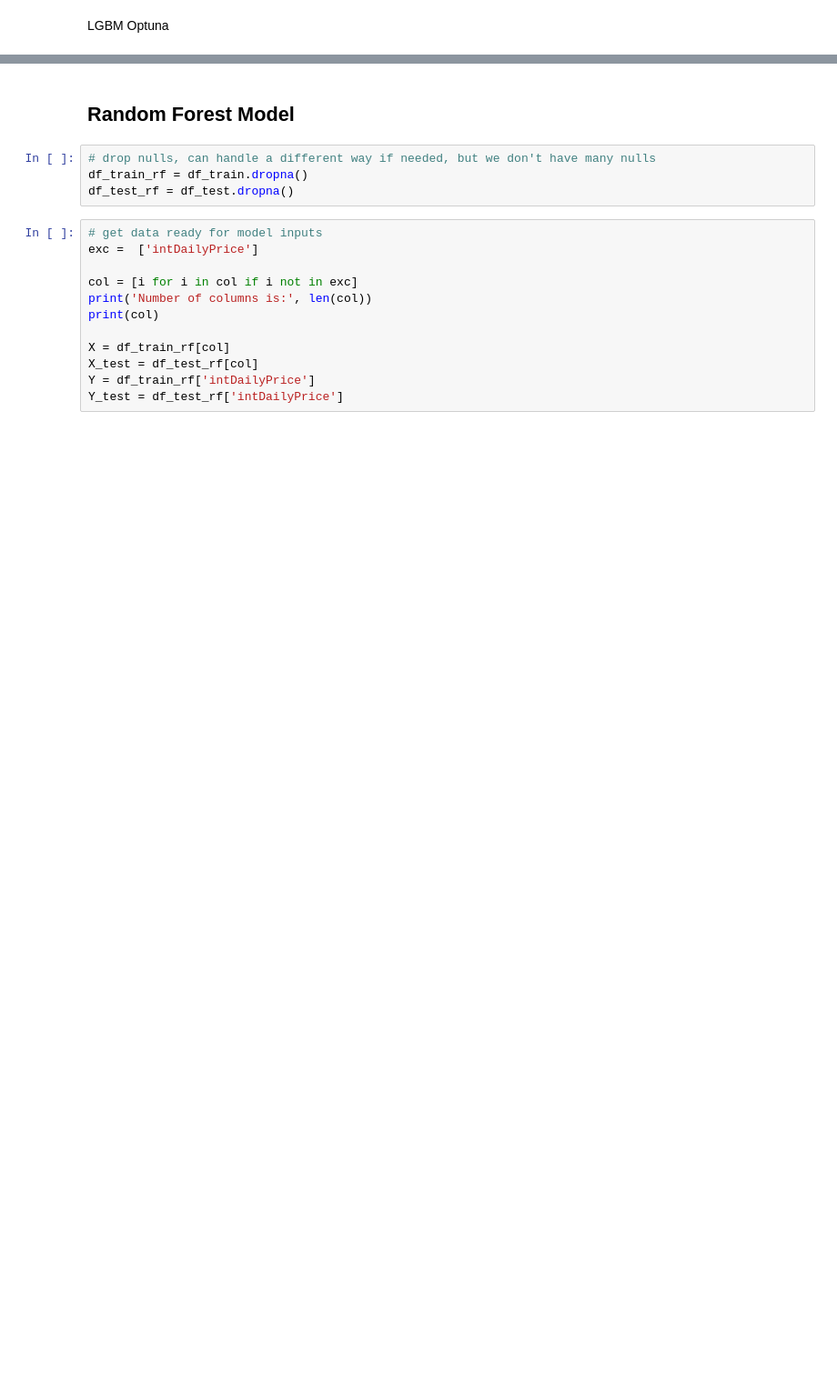
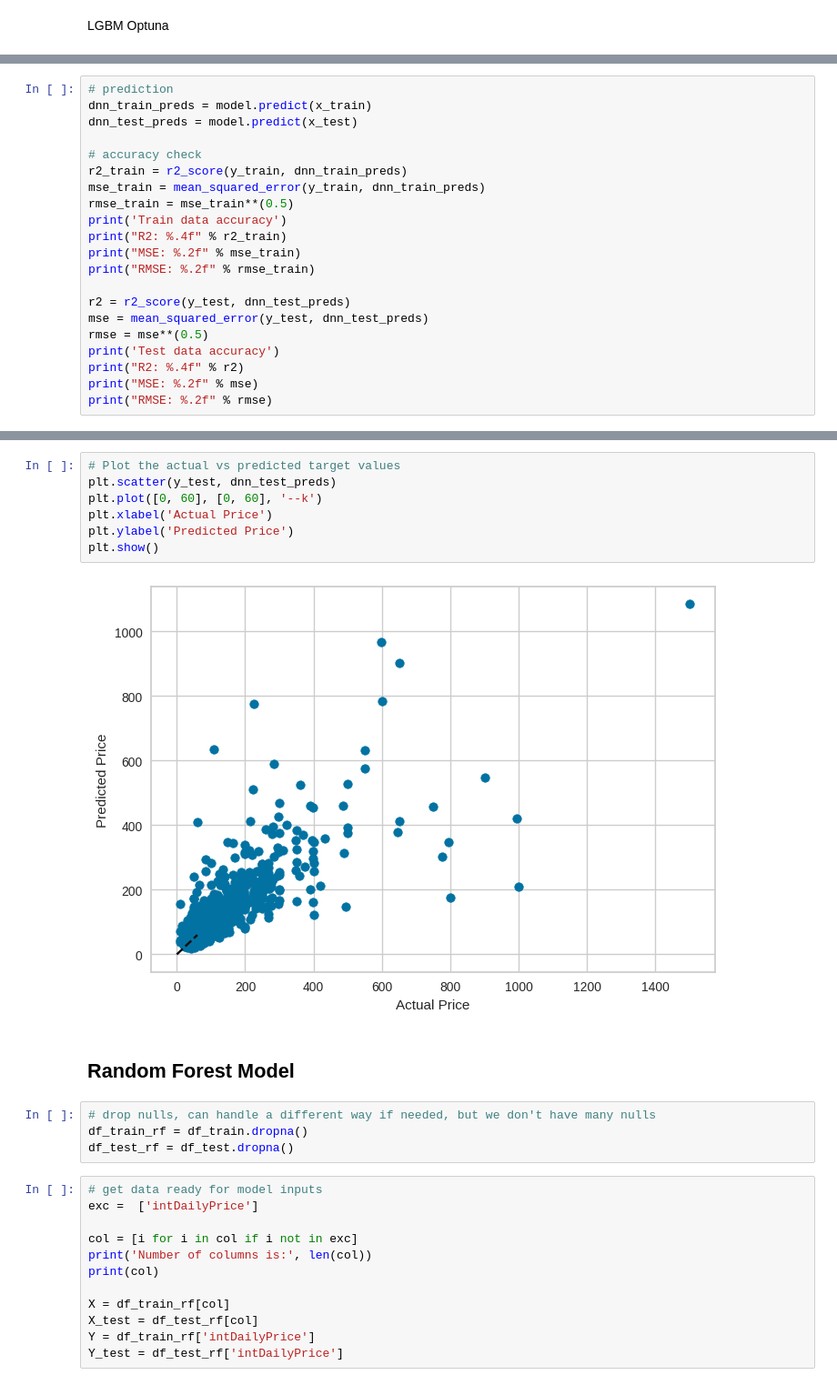
Before and after one commit to shipleydm/IS8036_PROJECT, a Jupyter notebook: IS8036.ipynb, the cells around one changed output, grey strips where cells are left out. Shown at 91% size. Drawn from its saved outputs; the diff is of its cells as text; blank space fills up the shorter version.

```diff
--- a/IS8036.ipynb
+++ b/IS8036.ipynb
@@ -674,0 +701,21 @@ Feature Importance Plot is saved to /content/FIM_DARK.html
+# %%
+# prediction
+dnn_train_preds = model.predict(x_train)
+dnn_test_preds = model.predict(x_test)
+
+# accuracy check
+r2_train = r2_score(y_train, dnn_train_preds)
+mse_train = mean_squared_error(y_train, dnn_train_preds)
+rmse_train = mse_train**(0.5)
+print('Train data accuracy')
+print("R2: %.4f" % r2_train)
+print("MSE: %.2f" % mse_train)
+print("RMSE: %.2f" % rmse_train)
+
+r2 = r2_score(y_test, dnn_test_preds)
+mse = mean_squared_error(y_test, dnn_test_preds)
+rmse = mse**(0.5)
+print('Test data accuracy')
+print("R2: %.4f" % r2)
+print("MSE: %.2f" % mse)
+print("RMSE: %.2f" % rmse)
@@ -675,3 +733,12 @@ Feature Importance Plot is saved to /content/FIM_DARK.html
+# %%
+# Plot the actual vs predicted target values
+plt.scatter(y_test, dnn_test_preds)
+plt.plot([0, 60], [0, 60], '--k')
+plt.xlabel('Actual Price')
+plt.ylabel('Predicted Price')
+plt.show()
+# %% [output]
+[figure, added]
 # %% [markdown]
 ## Random Forest Model
 # %%
```
Also changed, not shown: parts of 31 cells of this notebook.
